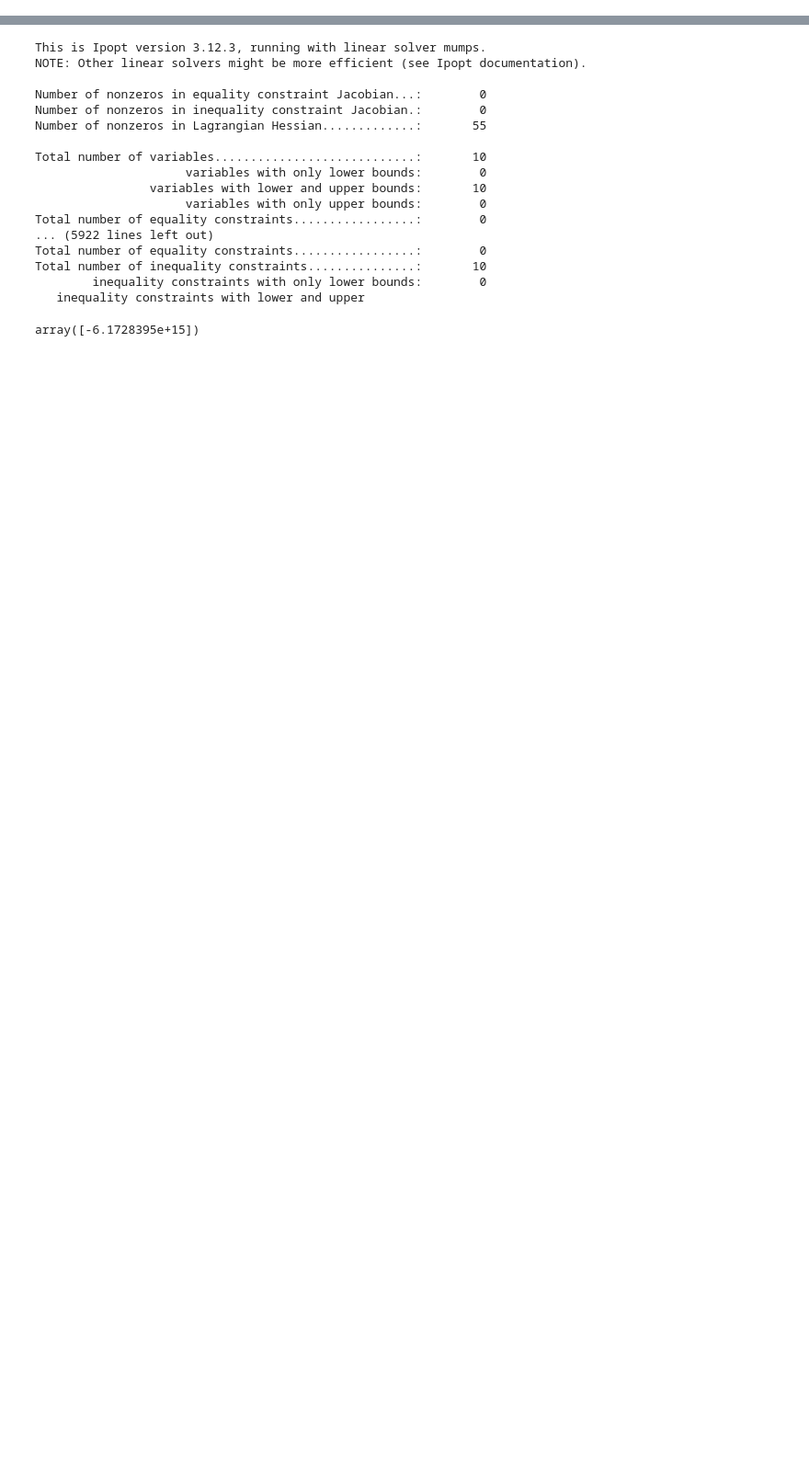
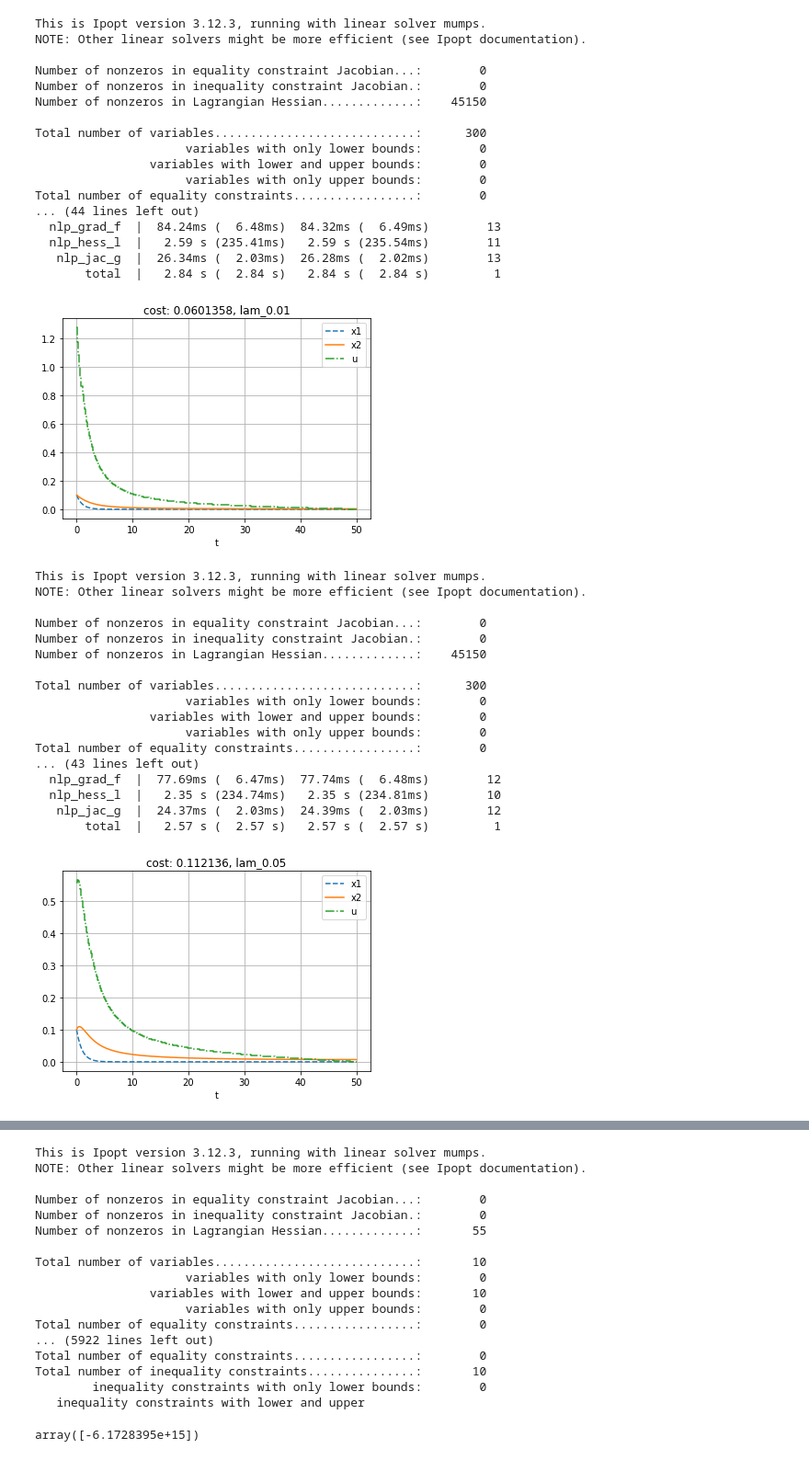
Before and after one commit to eyxli/spatialnav, a Jupyter notebook: spatial_nav.ipynb, the cells around one changed output, grey strips where cells are left out. Shown at 92% size. Drawn from its saved outputs; the diff is of its cells as text; code cells hidden in the pictures; blank space fills up the shorter version.

```diff
--- a/spatial_nav.ipynb
+++ b/spatial_nav.ipynb
@@ -172,0 +288,48 @@ array([-5.55555555e+14])
+# %%
+T = 50. # Time horizon
+N = 300 # number of control intervals
+tau_theta = 1 #10*np.random.uniform()
+tau_phi = 1 #10*np.random.uniform()
+lamlst = [0.01, 0.05, 0.1, 0.5, 1]
+init1 = 0.1 #np.pi/20*np.random.normal()
+init2 = 0.1 #np.pi/20*np.random.normal()
+
+for lam in lamlst:
+    sol = run_model(T, N, tau_theta, tau_phi, lam, init1, init2, name='lam_' + str(lam));
+# %% [output]
+This is Ipopt version 3.12.3, running with linear solver mumps.
+NOTE: Other linear solvers might be more efficient (see Ipopt documentation).
+
+Number of nonzeros in equality constraint Jacobian...:        0
+Number of nonzeros in inequality constraint Jacobian.:        0
+Number of nonzeros in Lagrangian Hessian.............:    45150
+
+Total number of variables............................:      300
+                     variables with only lower bounds:        0
+                variables with lower and upper bounds:        0
+                     variables with only upper bounds:        0
+Total number of equality constraints.................:        0
+... (44 lines left out)
+  nlp_grad_f  |  84.24ms (  6.48ms)  84.32ms (  6.49ms)        13
+  nlp_hess_l  |   2.59 s (235.41ms)   2.59 s (235.54ms)        11
+   nlp_jac_g  |  26.34ms (  2.03ms)  26.28ms (  2.02ms)        13
+       total  |   2.84 s (  2.84 s)   2.84 s (  2.84 s)         1
+[figure, added]
+This is Ipopt version 3.12.3, running with linear solver mumps.
+NOTE: Other linear solvers might be more efficient (see Ipopt documentation).
+
+Number of nonzeros in equality constraint Jacobian...:        0
+Number of nonzeros in inequality constraint Jacobian.:        0
+Number of nonzeros in Lagrangian Hessian.............:    45150
+
+Total number of variables............................:      300
+                     variables with only lower bounds:        0
+                variables with lower and upper bounds:        0
+                     variables with only upper bounds:        0
+Total number of equality constraints.................:        0
+... (43 lines left out)
+  nlp_grad_f  |  77.69ms (  6.47ms)  77.74ms (  6.48ms)        12
+  nlp_hess_l  |   2.35 s (234.74ms)   2.35 s (234.81ms)        10
+   nlp_jac_g  |  24.37ms (  2.03ms)  24.39ms (  2.03ms)        12
+       total  |   2.57 s (  2.57 s)   2.57 s (  2.57 s)         1
+[figure, added]
```
Also changed, not shown: parts of 11 cells of this notebook, 2 other files.
